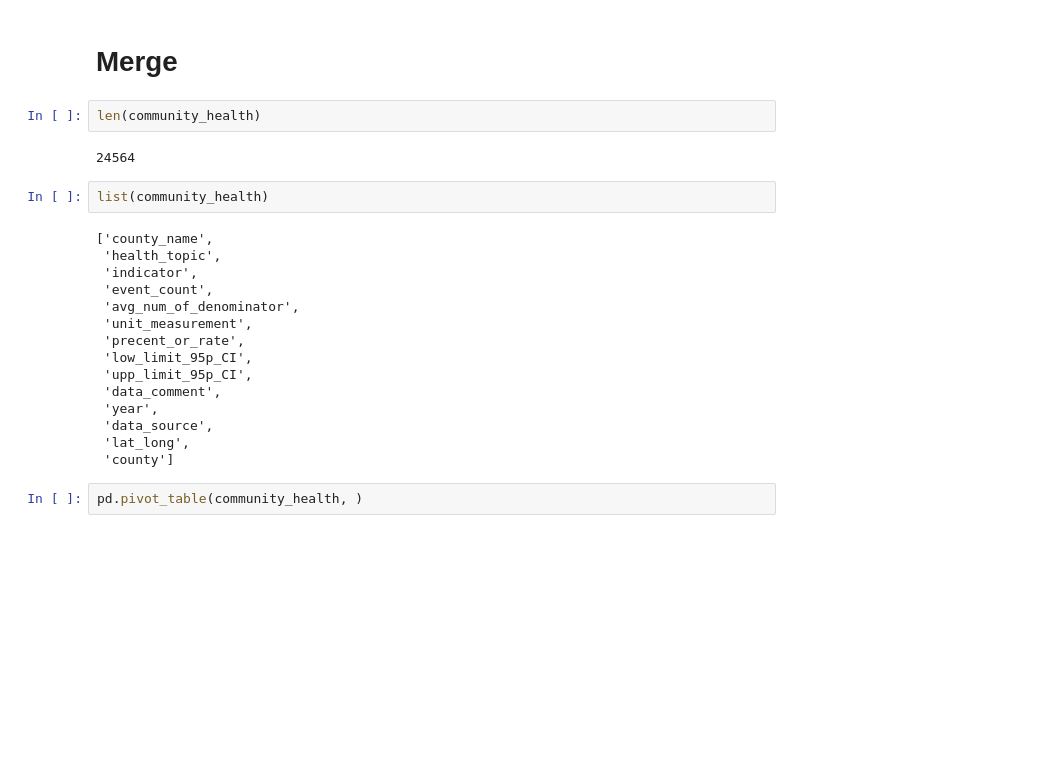
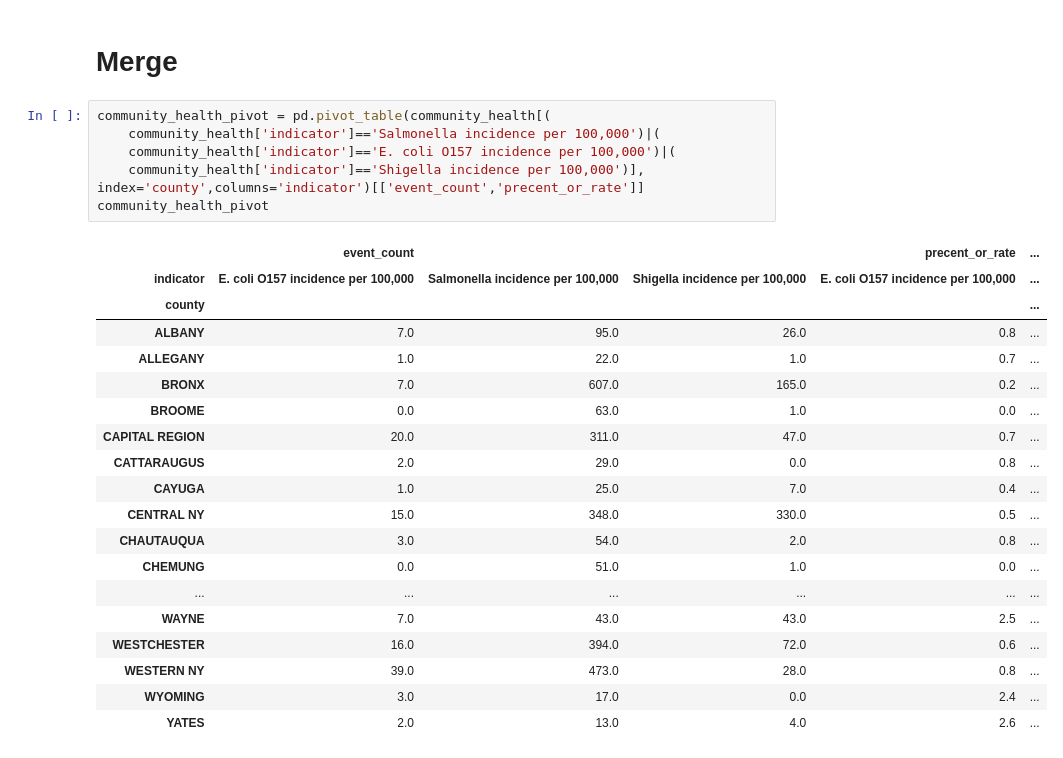
Before and after one commit to NicolasFerland/Citadel, a Jupyter notebook: Nicolas.ipynb, the cells around one changed output. Drawn from its saved outputs; the diff is of its cells as text; blank space fills up the shorter version.

```diff
--- a/Nicolas.ipynb
+++ b/Nicolas.ipynb
@@ -427,26 +427,29 @@ inspections:
 - ...
 # %% [markdown]
 # Merge
-# %%
-len(community_health)
-# %% [output]
-24564
-# %%
-list(community_health)
-# %% [output]
-['county_name',
- 'health_topic',
- 'indicator',
- 'event_count',
- 'avg_num_of_denominator',
- 'unit_measurement',
- 'precent_or_rate',
- 'low_limit_95p_CI',
- 'upp_limit_95p_CI',
- 'data_comment',
- 'year',
- 'data_source',
- 'lat_long',
- 'county']
-# %%
-pd.pivot_table(community_health, )
+# %%
+community_health_pivot = pd.pivot_table(community_health[(
+    community_health['indicator']=='Salmonella incidence per 100,000')|(
+    community_health['indicator']=='E. coli O157 incidence per 100,000')|(
+    community_health['indicator']=='Shigella incidence per 100,000')], index='county',columns='indicator')[['event_count','precent_or_rate']]
+community_health_pivot
+# %% [output]
+|  | event_count |  |  | precent_or_rate | ... |
+| indicator | E. coli O157 incidence per 100,000 | Salmonella incidence per 100,000 | Shigella incidence per 100,000 | E. coli O157 incidence per 100,000 | ... |
+| county |  |  |  |  | ... |
+| ALBANY | 7.0 | 95.0 | 26.0 | 0.8 | ... |
+| ALLEGANY | 1.0 | 22.0 | 1.0 | 0.7 | ... |
+| BRONX | 7.0 | 607.0 | 165.0 | 0.2 | ... |
+| BROOME | 0.0 | 63.0 | 1.0 | 0.0 | ... |
+| CAPITAL REGION | 20.0 | 311.0 | 47.0 | 0.7 | ... |
+| CATTARAUGUS | 2.0 | 29.0 | 0.0 | 0.8 | ... |
+| CAYUGA | 1.0 | 25.0 | 7.0 | 0.4 | ... |
+| CENTRAL NY | 15.0 | 348.0 | 330.0 | 0.5 | ... |
+| CHAUTAUQUA | 3.0 | 54.0 | 2.0 | 0.8 | ... |
+| CHEMUNG | 0.0 | 51.0 | 1.0 | 0.0 | ... |
+| ... | ... | ... | ... | ... | ... |
+| WAYNE | 7.0 | 43.0 | 43.0 | 2.5 | ... |
+| WESTCHESTER | 16.0 | 394.0 | 72.0 | 0.6 | ... |
+| WESTERN NY | 39.0 | 473.0 | 28.0 | 0.8 | ... |
+| WYOMING | 3.0 | 17.0 | 0.0 | 2.4 | ... |
+| YATES | 2.0 | 13.0 | 4.0 | 2.6 | ... |
```
Also changed, not shown: parts of 4 cells of this notebook.
